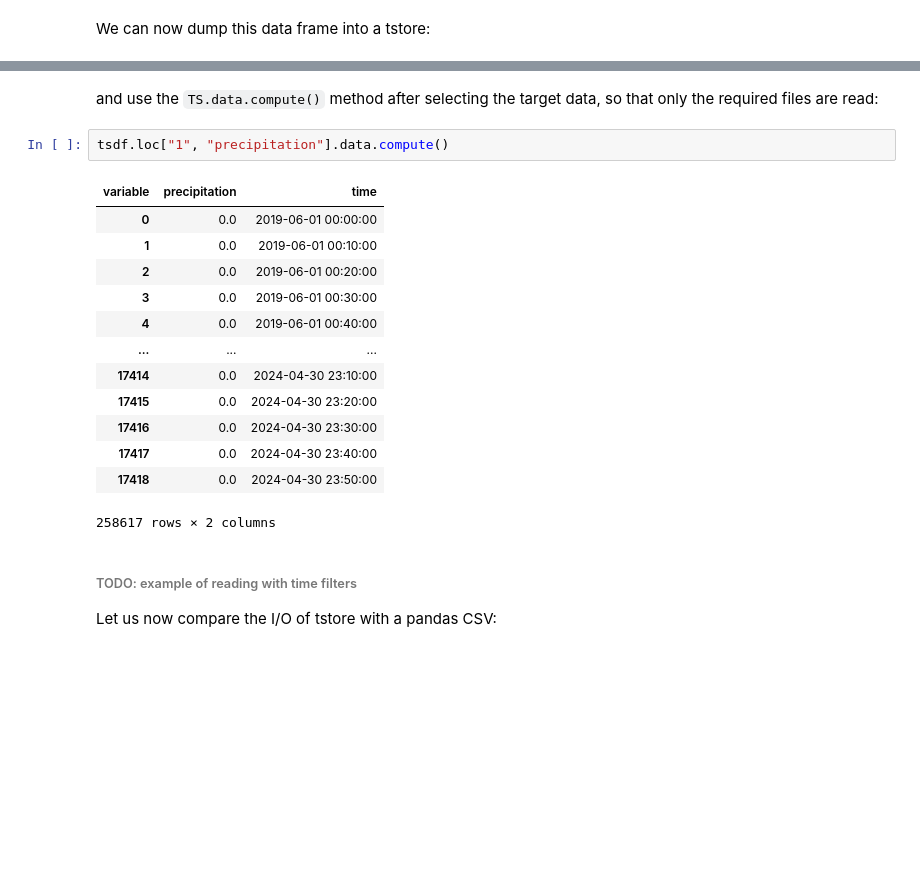
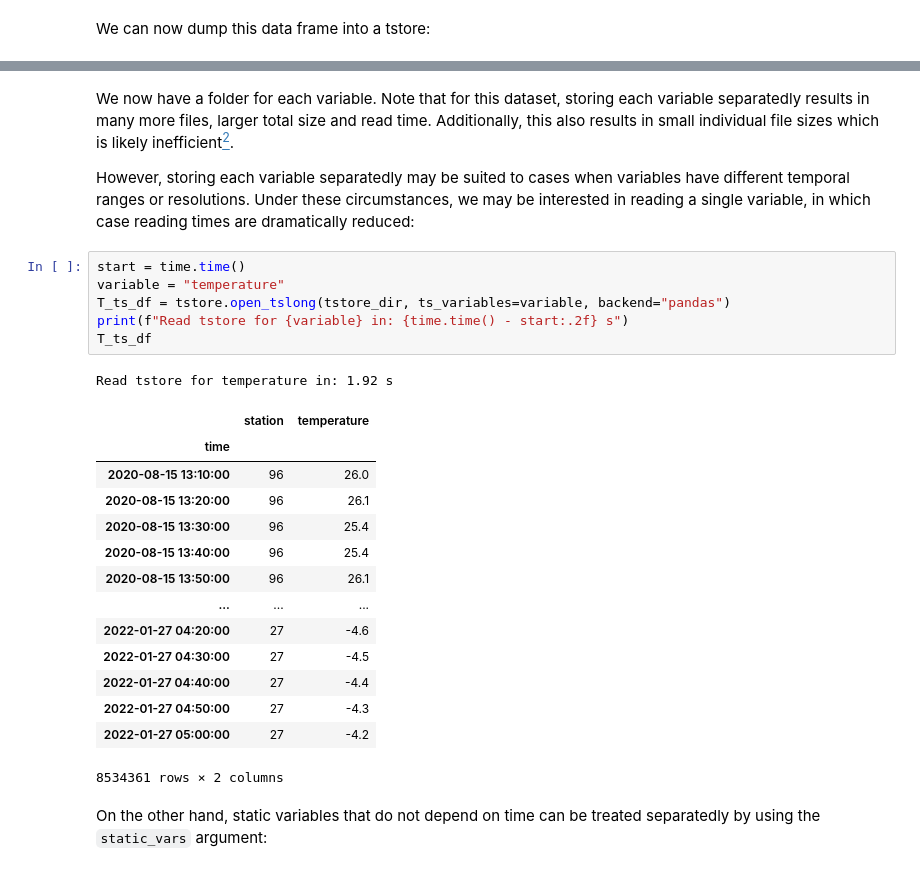
Before and after one commit to ltelab/tstore, a Jupyter notebook: tutorials/01-your-first-tstore.ipynb, the cells around one changed output, grey strips where cells are left out. Drawn from its saved outputs; the diff is of its cells as text; blank space fills up the shorter version.

```diff
--- a/tutorials/01-your-first-tstore.ipynb
+++ b/tutorials/01-your-first-tstore.ipynb
@@ -237,23 +245,29 @@ tsdf
 # %% [markdown]
-and use the `TS.data.compute()` method after selecting the target data, so that only the required files are read:
+We now have a folder for each variable. Note that for this dataset, storing each variable separatedly results in many more files, larger total size and read time. Additionally, this also results in small individual file sizes which is likely inefficient[<sup>2</sup>](#parquet-file-size).
+
+However, storing each variable separatedly may be suited to cases when variables have different temporal ranges or resolutions. Under these circumstances, we may be interested in reading a single variable, in which case reading times are dramatically reduced:
 # %%
-tsdf.loc["1", "precipitation"].data.compute()
+start = time.time()
+variable = "temperature"
+T_ts_df = tstore.open_tslong(tstore_dir, ts_variables=variable, backend="pandas")
+print(f"Read tstore for {variable} in: {time.time() - start:.2f} s")
+T_ts_df
 # %% [output]
+Read tstore for temperature in: 1.92 s
-| variable | precipitation | time |
-| 0 | 0.0 | 2019-06-01 00:00:00 |
-| 1 | 0.0 | 2019-06-01 00:10:00 |
-| 2 | 0.0 | 2019-06-01 00:20:00 |
-| 3 | 0.0 | 2019-06-01 00:30:00 |
-| 4 | 0.0 | 2019-06-01 00:40:00 |
+|  | station | temperature |
+| time |  |  |
+| 2020-08-15 13:10:00 | 96 | 26.0 |
+| 2020-08-15 13:20:00 | 96 | 26.1 |
+| 2020-08-15 13:30:00 | 96 | 25.4 |
+| 2020-08-15 13:40:00 | 96 | 25.4 |
+| 2020-08-15 13:50:00 | 96 | 26.1 |
 | ... | ... | ... |
-| 17414 | 0.0 | 2024-04-30 23:10:00 |
-| 17415 | 0.0 | 2024-04-30 23:20:00 |
-| 17416 | 0.0 | 2024-04-30 23:30:00 |
-| 17417 | 0.0 | 2024-04-30 23:40:00 |
-| 17418 | 0.0 | 2024-04-30 23:50:00 |
+| 2022-01-27 04:20:00 | 27 | -4.6 |
+| 2022-01-27 04:30:00 | 27 | -4.5 |
+| 2022-01-27 04:40:00 | 27 | -4.4 |
+| 2022-01-27 04:50:00 | 27 | -4.3 |
+| 2022-01-27 05:00:00 | 27 | -4.2 |
-258617 rows × 2 columns
+8534361 rows × 2 columns
 # %% [markdown]
-###### TODO: example of reading with time filters
-
-Let us now compare the I/O of tstore with a pandas CSV:
+On the other hand, static variables that do not depend on time can be treated separatedly by using the `static_vars` argument:
 # %%
```
Also changed, not shown: parts of 23 cells of this notebook.
